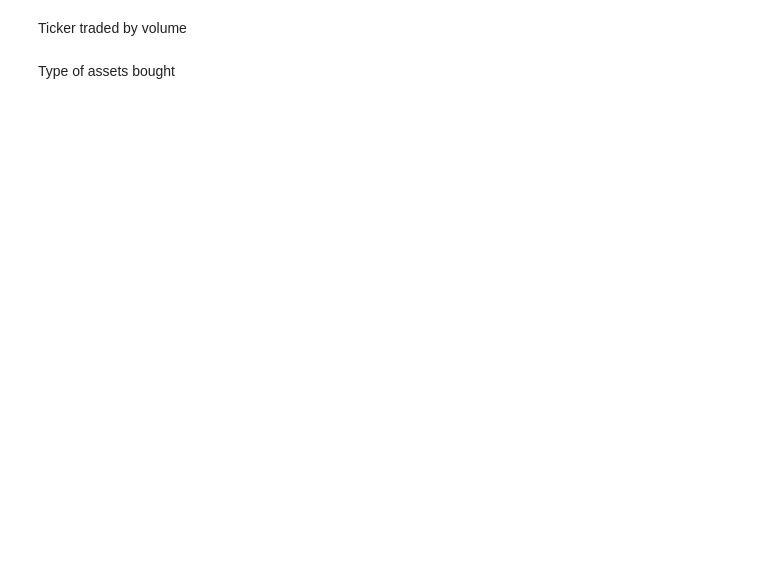
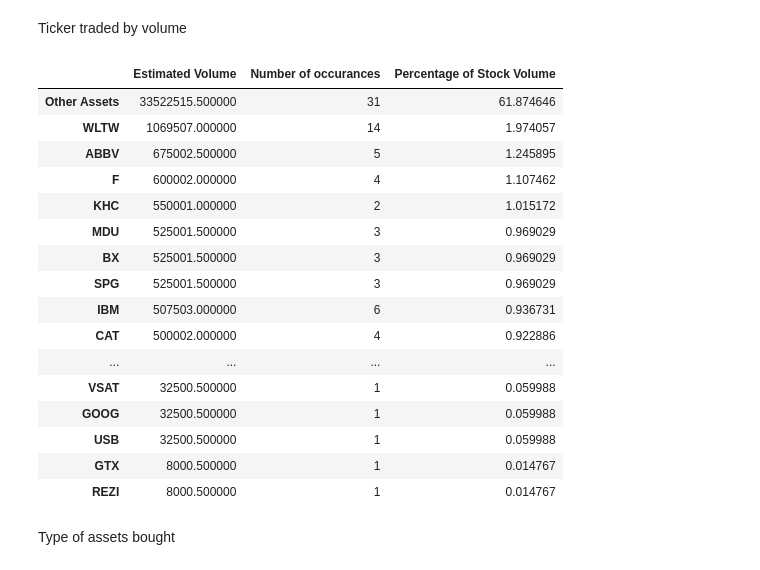
Before and after one commit to InsiderUnlocked/Insider-Unlocked, a Jupyter notebook: backend/notebook.ipynb, the cells around one changed output. Cells and saved outputs as stored; diff of their text form; code cells hidden in the pictures; blank space fills up the shorter version.

Commit message:
Data analsysisssssssssssssssssss

```diff
--- a/backend/notebook.ipynb
+++ b/backend/notebook.ipynb
@@ -185,4 +196,91 @@ specificSenator('Sullivan, Dan (Senator)')
 # %% [markdown]
 Ticker traded by volume
+# %%
+def tickerTradedbyVolumeSS(name):
+    # creat e a dictionary to keep track of ticker name, volume, and occurences
+    tickerDict = {}
+    # filter out the main df by senator name
+    dfTransactions = df[df['Name'] == name]
+    # get the total trade volume, max min and estimate
+    volumeMin, volumeMax, volumeMid = totalTradeVolumeSS(name)
+    # iterate through the dataframe
+    for i in range(len(dfTransactions)):
+        #keep track of how many transactions we have with that ticker
+        occorrences = 0
+        # keep track of the volume of that ticker
+        volumePerTicker = 0
+        # get the ticker name
+        tickerName = dfTransactions.iloc[i]['Ticker'][0]
+        if tickerName == "-" or tickerName == "--":
+            tickerName = "Other Assets"
+
+        # create a dictionary to keep track of possible trade volumes
+        listOfAmounts = [
+        ["$1,001 - $15,000", (1001, 15000)],
+        ["$15,001 - $50,000", (15001, 50000)],
+        ["$50,001 - $100,000", (50001, 100000)],
+        ["$100,001 - $250,000", (100001, 250000)],
+        ["$250,001 - $500,000", (250001, 500000)],
+        ["$500,001 - $1,000,000", (500001, 1000000)],
+        ["$1,000,001 - $5,000,000", (1000001, 5000000)],
+        ["$5,000,001 - $25,000,000", (5000001, 25000000)],
+        ["$25,000,001 - $50,000,000", (25000001, 50000000)],
+        ["Over $50,000,000", (50000000, 50000000)],
+        ]
+        # get the volume of that ticker
+        volumePerTicker = dfTransactions.iloc[i]['Amount']
+        # iterate through the possible ticker amounts
+        for i in range(len(listOfAmounts)):
+            # if there is a match
+            if volumePerTicker == listOfAmounts[i][0]:
+                    # estimate the volume of that ticker
+                    esitimatedVolume = (listOfAmounts[i][1][1] + listOfAmounts[i][1][0]) / 2
+
+        # if the ticker does not already exist in the dictionary add it
+        if tickerName not in tickerDict:
+            tickerDict[tickerName] = [0, 0, 0]
+        # add the volume of the ticker to the total volume
+        tickerDict[tickerName][0] += esitimatedVolume
+        # increment the number of transactions with that ticker
+        tickerDict[tickerName][1] += 1
+        # % of ticker from total volume = (volume of ticker / total volume) * 100
+        percentageVolume = (tickerDict[tickerName][0] / volumeMid) * 100
+        tickerDict[tickerName][2] = percentageVolume
+
+    return tickerDict
+
+
+dict = tickerTradedbyVolumeSS('Hoeven, John (Senator)')
+# turn dictionary into dataframe
+dfSSTickerVolume = pd.DataFrame.from_dict(dict, orient='index')
+dfSSTickerVolume= dfSSTickerVolume.rename(columns = {2: 'Percentage of Stock Volume'})
+dfSSTickerVolume= dfSSTickerVolume.rename(columns = {1: 'Number of occurances'})
+dfSSTickerVolume= dfSSTickerVolume.rename(columns = {0: 'Estimated Volume'})
+# sort the dataframe by the percentage of stock volume
+dfSSTickerVolume = dfSSTickerVolume.sort_values(by=['Percentage of Stock Volume'], ascending=False)
+# pie chart the data frame
+# dfSSTickerVolume.plot.pie(y='Percentage of Stock Volume', figsize=(20,20), autopct="%.2f",  shadow=True, startangle=90 ,title="Percentage of Stock Volume Traded by Ticker")
+# plt.legend(loc='lower left')
+# plt.ylabel('')
+
+dfSSTickerVolume.style
+# %% [output]
+|  | Estimated Volume | Number of occurances | Percentage of Stock Volume |
+| Other Assets | 33522515.500000 | 31 | 61.874646 |
+| WLTW | 1069507.000000 | 14 | 1.974057 |
+| ABBV | 675002.500000 | 5 | 1.245895 |
+| F | 600002.000000 | 4 | 1.107462 |
+| KHC | 550001.000000 | 2 | 1.015172 |
+| MDU | 525001.500000 | 3 | 0.969029 |
+| BX | 525001.500000 | 3 | 0.969029 |
+| SPG | 525001.500000 | 3 | 0.969029 |
+| IBM | 507503.000000 | 6 | 0.936731 |
+| CAT | 500002.000000 | 4 | 0.922886 |
+| ... | ... | ... | ... |
+| VSAT | 32500.500000 | 1 | 0.059988 |
+| GOOG | 32500.500000 | 1 | 0.059988 |
+| USB | 32500.500000 | 1 | 0.059988 |
+| GTX | 8000.500000 | 1 | 0.014767 |
+| REZI | 8000.500000 | 1 | 0.014767 |
 # %% [markdown]
 Type of assets bought
```
Also changed, not shown: parts of 5 cells of this notebook, 2 other files.
